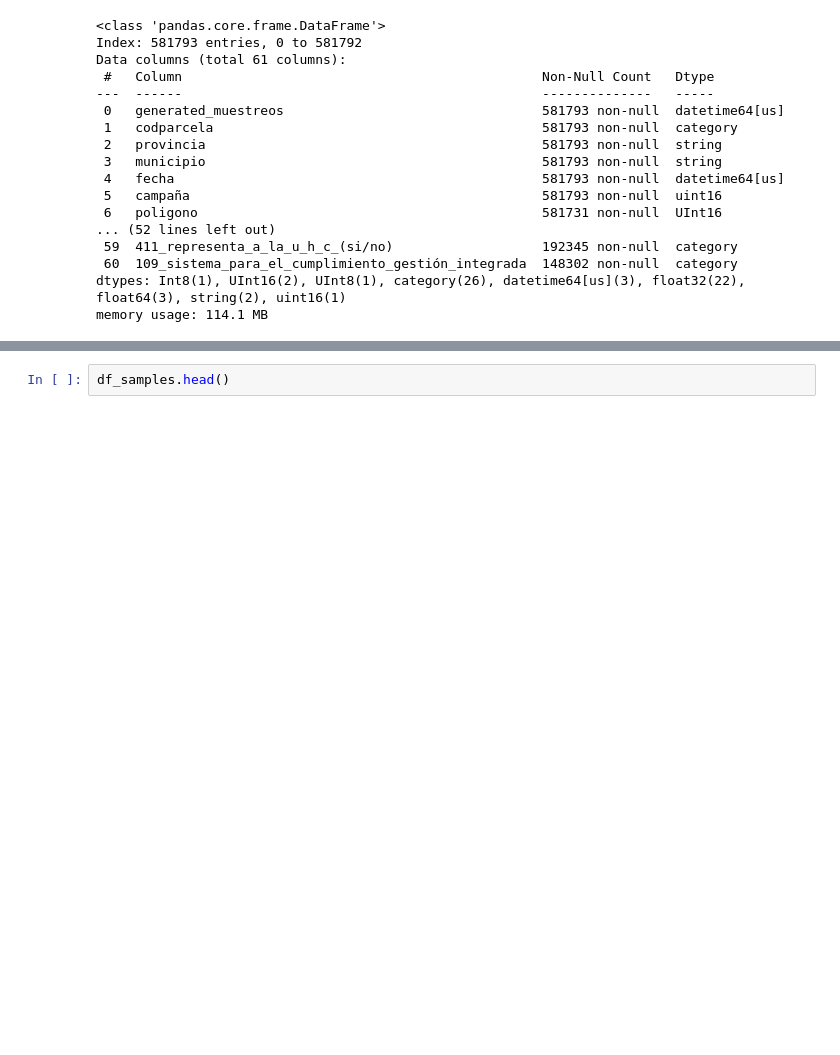
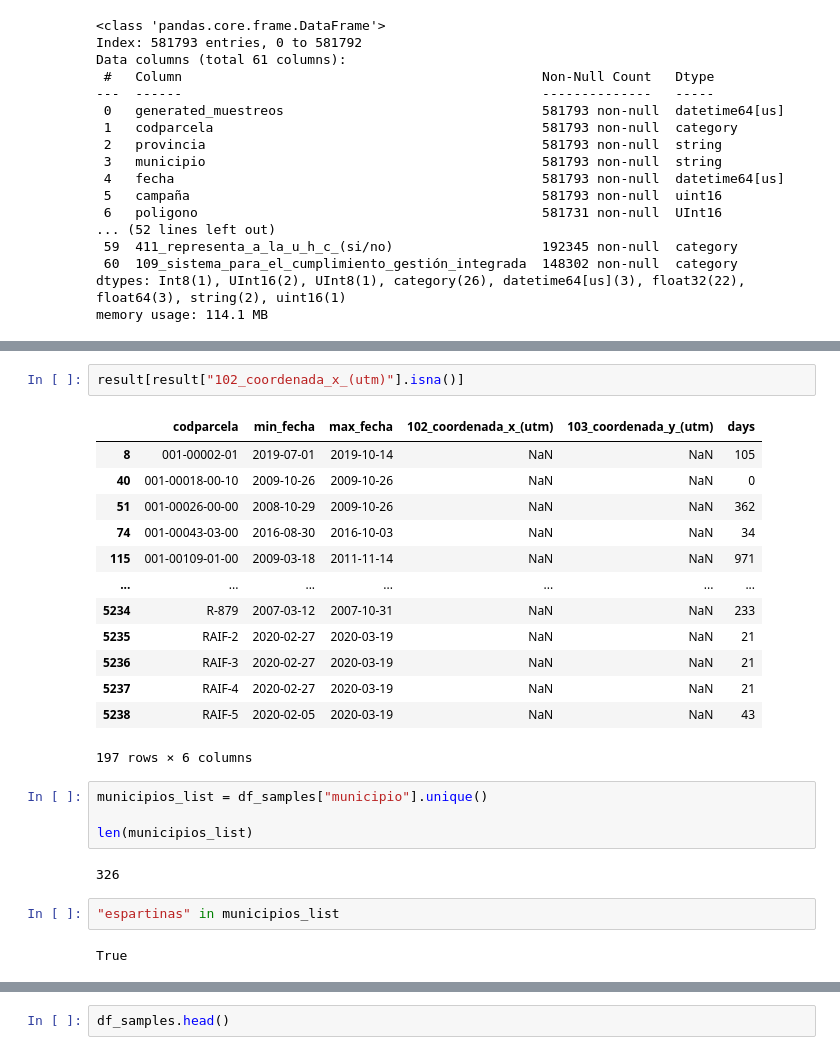
Before and after one commit to Zrive/zrive-ds-4q23-olive, a Jupyter notebook: src/explore_carlos.ipynb, the cells around one changed output, grey strips where cells are left out. Cells and saved outputs as stored; diff of their text form; blank space fills up the shorter version.

```diff
--- a/src/explore_carlos.ipynb
+++ b/src/explore_carlos.ipynb
@@ -31,0 +152,26 @@ memory usage: 114.1 MB
+# %%
+result[result["102_coordenada_x_(utm)"].isna()]
+# %% [output]
+|  | codparcela | min_fecha | max_fecha | 102_coordenada_x_(utm) | 103_coordenada_y_(utm) | days |
+| 8 | 001-00002-01 | 2019-07-01 | 2019-10-14 | NaN | NaN | 105 |
+| 40 | 001-00018-00-10 | 2009-10-26 | 2009-10-26 | NaN | NaN | 0 |
+| 51 | 001-00026-00-00 | 2008-10-29 | 2009-10-26 | NaN | NaN | 362 |
+| 74 | 001-00043-03-00 | 2016-08-30 | 2016-10-03 | NaN | NaN | 34 |
+| 115 | 001-00109-01-00 | 2009-03-18 | 2011-11-14 | NaN | NaN | 971 |
+| ... | ... | ... | ... | ... | ... | ... |
+| 5234 | R-879 | 2007-03-12 | 2007-10-31 | NaN | NaN | 233 |
+| 5235 | RAIF-2 | 2020-02-27 | 2020-03-19 | NaN | NaN | 21 |
+| 5236 | RAIF-3 | 2020-02-27 | 2020-03-19 | NaN | NaN | 21 |
+| 5237 | RAIF-4 | 2020-02-27 | 2020-03-19 | NaN | NaN | 21 |
+| 5238 | RAIF-5 | 2020-02-05 | 2020-03-19 | NaN | NaN | 43 |
+197 rows × 6 columns
+# %%
+municipios_list = df_samples["municipio"].unique()
+
+len(municipios_list)
+# %% [output]
+326
+# %%
+"espartinas" in municipios_list
+# %% [output]
+True
```
Also changed, not shown: parts of 20 cells of this notebook, 5 other files.
